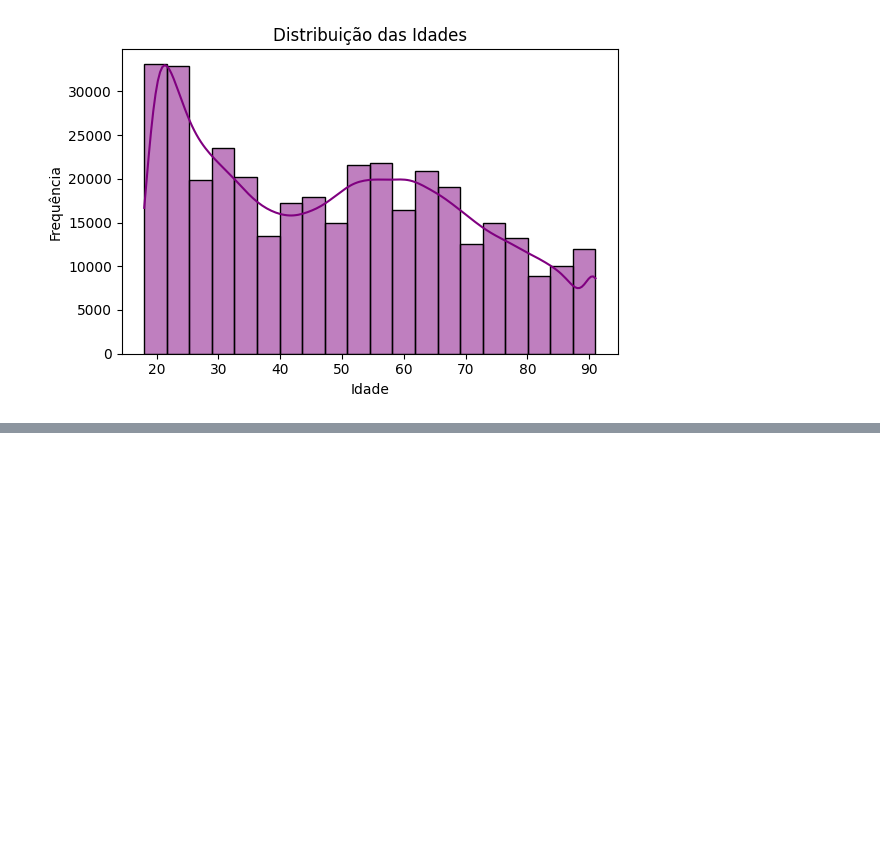
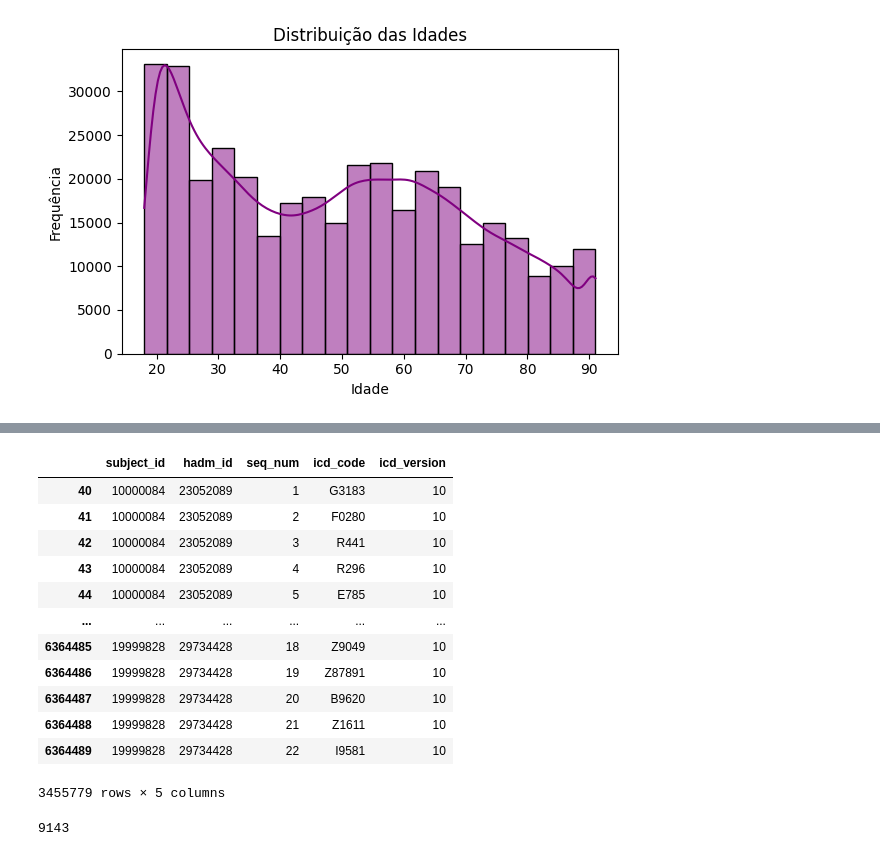
Before and after one commit to lucasdblucas/ehr-model, a Jupyter notebook: exploration/explorer.ipynb, the cells around one changed output, grey strips where cells are left out. Drawn from its saved outputs; the diff is of its cells as text; code cells hidden in the pictures; blank space fills up the shorter version.

```diff
--- a/exploration/explorer.ipynb
+++ b/exploration/explorer.ipynb
@@ -67,0 +129,22 @@ plt.show()
+# %%
+display(df_diagnoses_v10)
+# %% [output]
+|  | subject_id | hadm_id | seq_num | icd_code | icd_version |
+| 40 | 10000084 | 23052089 | 1 | G3183 | 10 |
+| 41 | 10000084 | 23052089 | 2 | F0280 | 10 |
+| 42 | 10000084 | 23052089 | 3 | R441 | 10 |
+| 43 | 10000084 | 23052089 | 4 | R296 | 10 |
+| 44 | 10000084 | 23052089 | 5 | E785 | 10 |
+| ... | ... | ... | ... | ... | ... |
+| 6364485 | 19999828 | 29734428 | 18 | Z9049 | 10 |
+| 6364486 | 19999828 | 29734428 | 19 | Z87891 | 10 |
+| 6364487 | 19999828 | 29734428 | 20 | B9620 | 10 |
+| 6364488 | 19999828 | 29734428 | 21 | Z1611 | 10 |
+| 6364489 | 19999828 | 29734428 | 22 | I9581 | 10 |
+3455779 rows × 5 columns
+# %%
+df_diagnoses_v9_count = df_diagnoses_v9["icd_code"].value_counts()
+df_diagnoses_v9_count.index = [df_d_diagnoses.loc[df_d_diagnoses["icd_code"] == index]["long_title"].values[0] for index in df_diagnoses_v9_count.index]
+print(len(df_diagnoses_v9_count.index))
+# %% [output]
+9143
```
Also changed, not shown: parts of 17 cells of this notebook, 1 other file.
